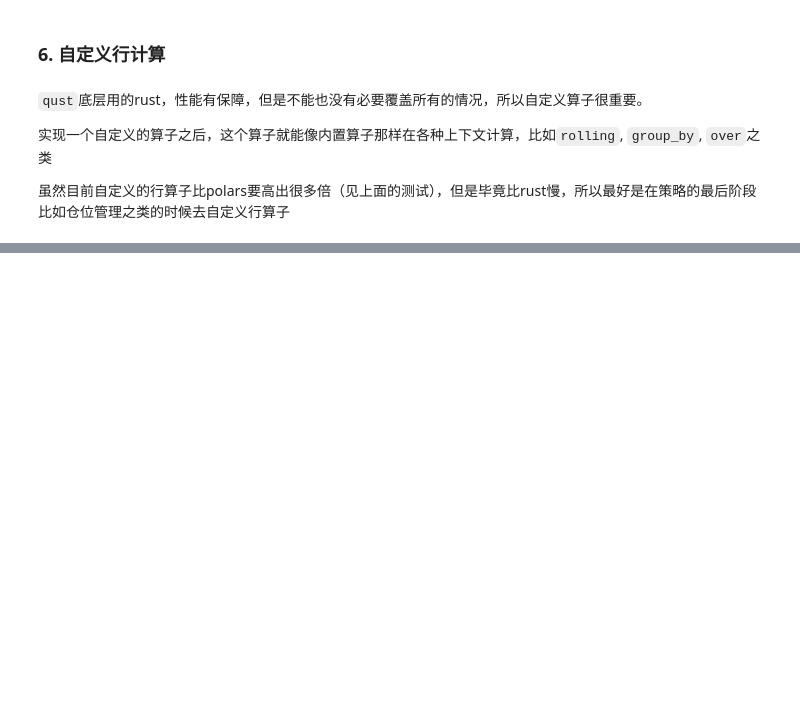
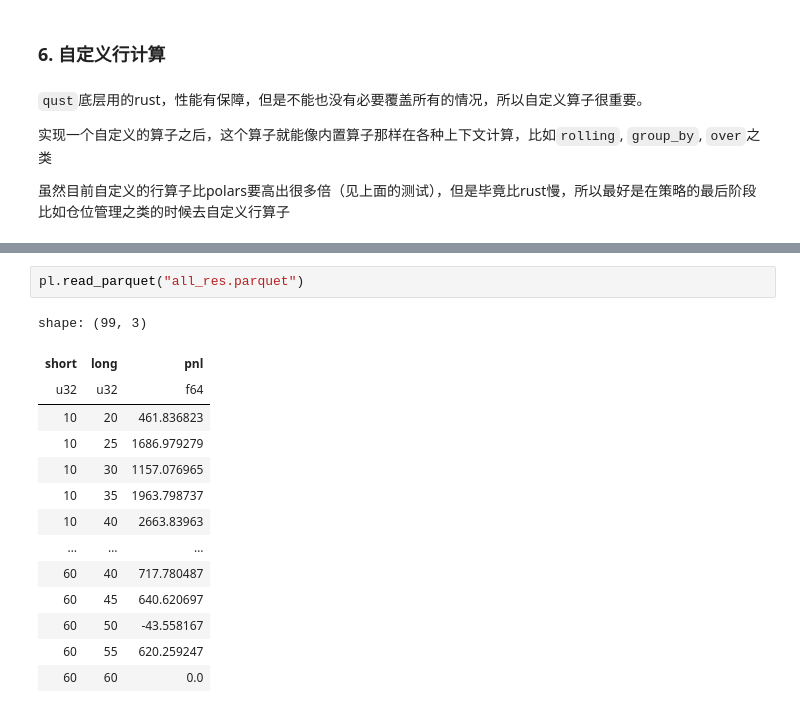
Before and after one commit to baiguoname/qust, a Jupyter notebook: examples/demo.ipynb, the cells around one changed output, grey strips where cells are left out. Cells and saved outputs as stored; diff of their text form; blank space fills up the shorter version.

```diff
--- a/examples/demo.ipynb
+++ b/examples/demo.ipynb
@@ -939,0 +1060,17 @@ class MartinGillStra(qs.UdfRow):
+# %%
+pl.read_parquet("all_res.parquet")
+# %% [output]
+shape: (99, 3)
+| short | long | pnl |
+| u32 | u32 | f64 |
+| 10 | 20 | 461.836823 |
+| 10 | 25 | 1686.979279 |
+| 10 | 30 | 1157.076965 |
+| 10 | 35 | 1963.798737 |
+| 10 | 40 | 2663.83963 |
+| … | … | … |
+| 60 | 40 | 717.780487 |
+| 60 | 45 | 640.620697 |
+| 60 | 50 | -43.558167 |
+| 60 | 55 | 620.259247 |
+| 60 | 60 | 0.0 |
```
Also changed, not shown: parts of 24 cells of this notebook, 3 other files.
